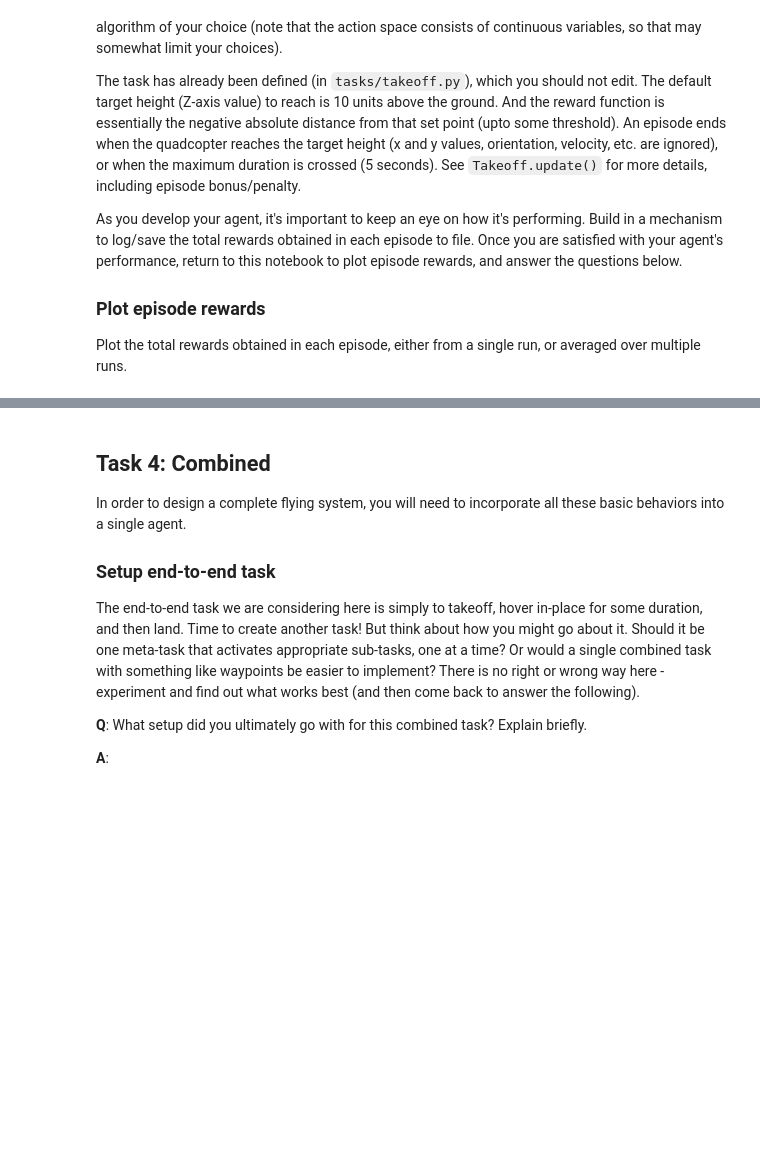
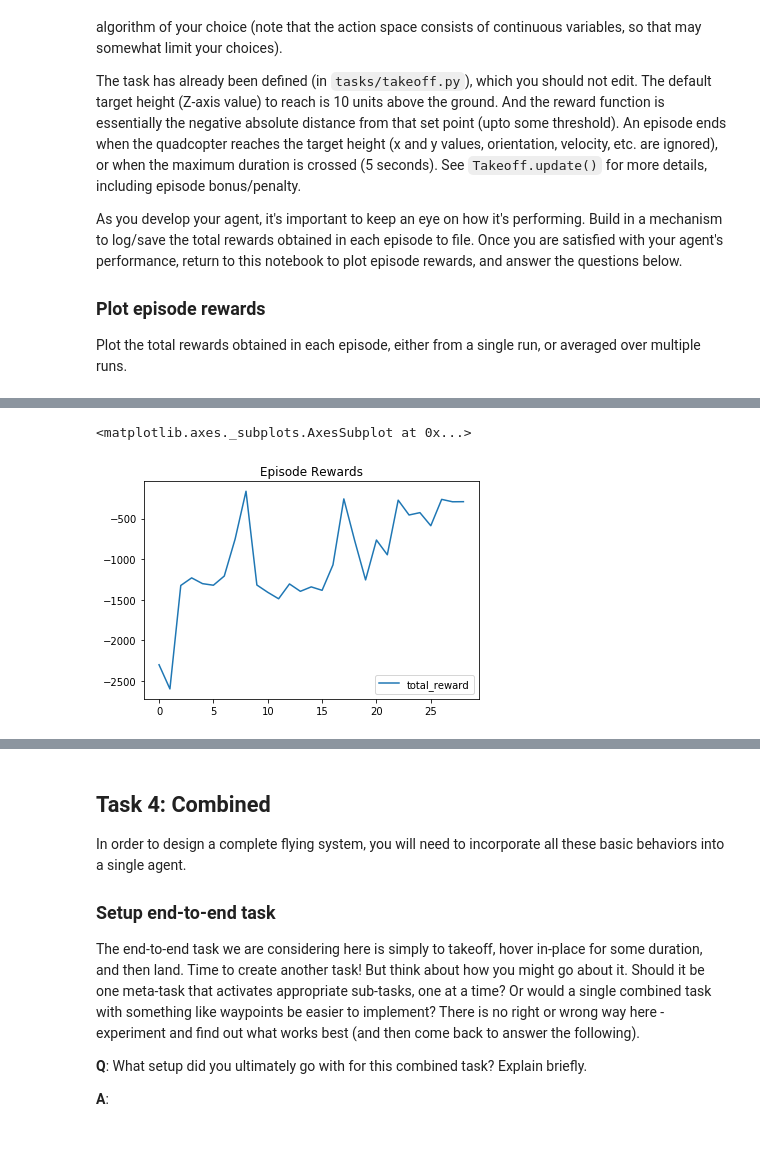
Before and after one commit to JPatrick9793/RL-Quadcopter, a Jupyter notebook: quad_controller_rl/notebooks/RL-Quadcopter.ipynb, the cells around one changed output, grey strips where cells are left out. Drawn from its saved outputs; the diff is of its cells as text; code cells hidden in the pictures; blank space fills up the shorter version.

```diff
--- a/quad_controller_rl/notebooks/RL-Quadcopter.ipynb
+++ b/quad_controller_rl/notebooks/RL-Quadcopter.ipynb
@@ -192,6 +202,11 @@ class Hover(BaseTask):
 As before, plot the episode rewards, either from a single run, or averaged over multiple runs. Comment on any changes in learning behavior.
 # %%
 # TODO: Read and plot episode rewards
+df_stats = pd.read_csv("Hover/New/stats_2018-02-26_15-25-21.csv")
+df_stats[['total_reward']].plot(title="Episode Rewards")
+# %% [output]
+<matplotlib.axes._subplots.AxesSubplot at 0x...>
+[figure, added]
 # %% [markdown]
 ## Task 3: Landing
 
```
Also changed, not shown: parts of 5 cells of this notebook, 18 other files.
